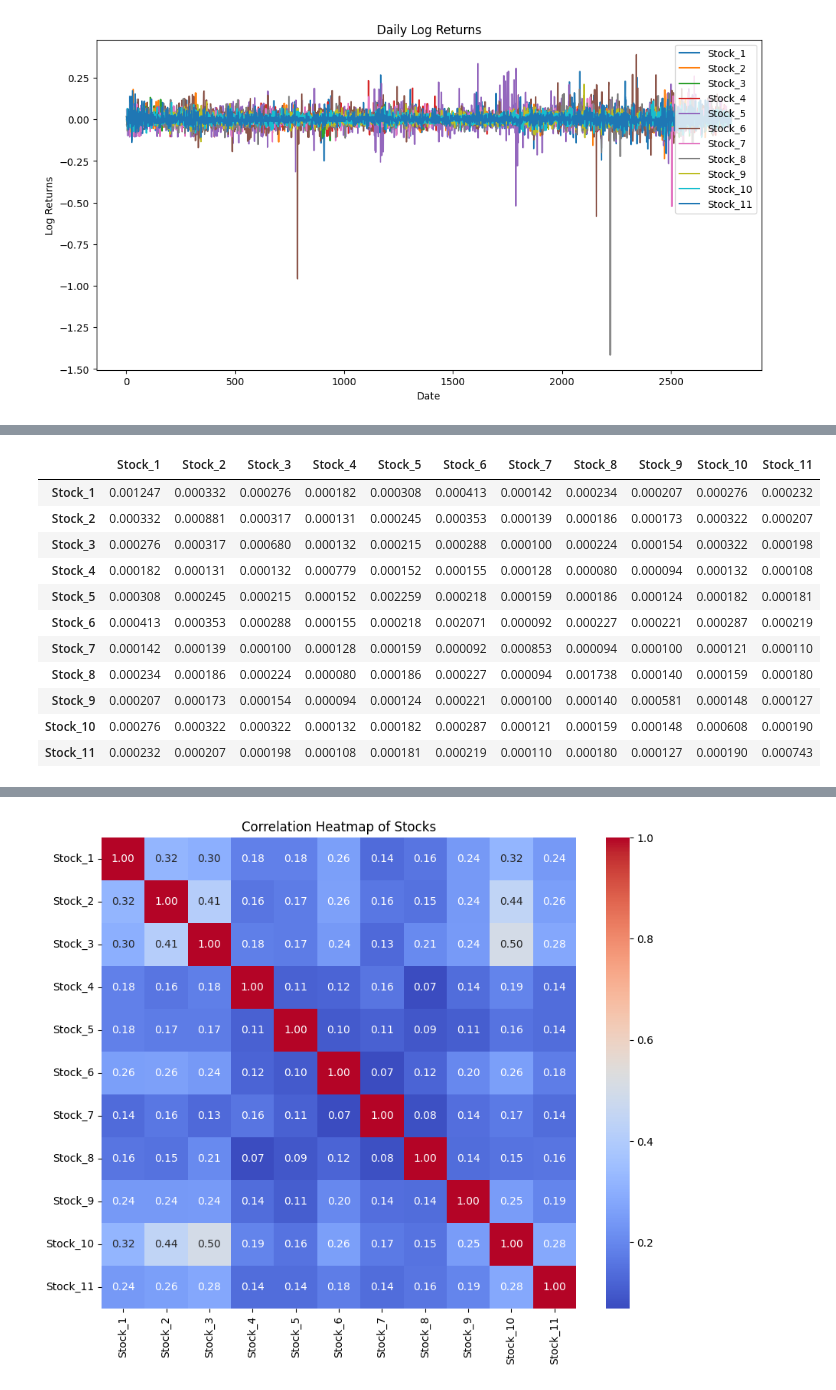
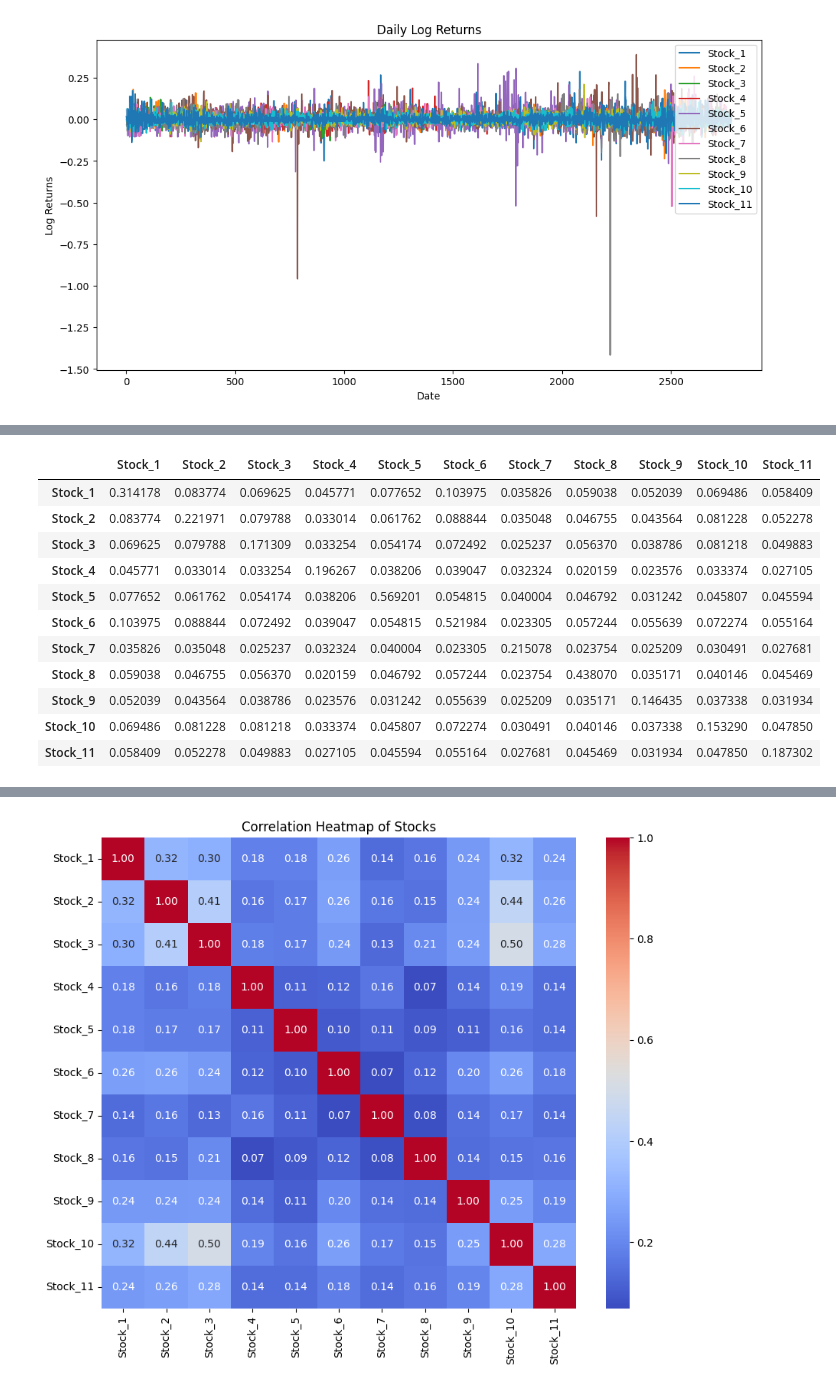
Before and after one commit to PawelWozniak1/Portfolio_optimalization, a Jupyter notebook: Modern_Portfolio_Theory.ipynb, the cells around one changed output, grey strips where cells are left out. Drawn from its saved outputs; the diff is of its cells as text; code cells hidden in the pictures.

```diff
--- a/final.ipynb
+++ b/Modern_Portfolio_Theory.ipynb
@@ -88,17 +52,18 @@ log_returns.head()
 # %%
-# Part 5: Covariance Table
-cov_matrix = log_returns.cov()
+# 3. Covariance and Correlation Tables
+cov_matrix = log_returns.cov() * 252  # Annualizing covariance matrix
+corr_matrix = log_returns.corr()
 cov_matrix
 # %% [output]
 |  | Stock_1 | Stock_2 | Stock_3 | Stock_4 | Stock_5 | Stock_6 | Stock_7 | Stock_8 | Stock_9 | Stock_10 | Stock_11 |
-| Stock_1 | 0.001247 | 0.000332 | 0.000276 | 0.000182 | 0.000308 | 0.000413 | 0.000142 | 0.000234 | 0.000207 | 0.000276 | 0.000232 |
-| Stock_2 | 0.000332 | 0.000881 | 0.000317 | 0.000131 | 0.000245 | 0.000353 | 0.000139 | 0.000186 | 0.000173 | 0.000322 | 0.000207 |
-| Stock_3 | 0.000276 | 0.000317 | 0.000680 | 0.000132 | 0.000215 | 0.000288 | 0.000100 | 0.000224 | 0.000154 | 0.000322 | 0.000198 |
-| Stock_4 | 0.000182 | 0.000131 | 0.000132 | 0.000779 | 0.000152 | 0.000155 | 0.000128 | 0.000080 | 0.000094 | 0.000132 | 0.000108 |
-| Stock_5 | 0.000308 | 0.000245 | 0.000215 | 0.000152 | 0.002259 | 0.000218 | 0.000159 | 0.000186 | 0.000124 | 0.000182 | 0.000181 |
-| Stock_6 | 0.000413 | 0.000353 | 0.000288 | 0.000155 | 0.000218 | 0.002071 | 0.000092 | 0.000227 | 0.000221 | 0.000287 | 0.000219 |
-| Stock_7 | 0.000142 | 0.000139 | 0.000100 | 0.000128 | 0.000159 | 0.000092 | 0.000853 | 0.000094 | 0.000100 | 0.000121 | 0.000110 |
-| Stock_8 | 0.000234 | 0.000186 | 0.000224 | 0.000080 | 0.000186 | 0.000227 | 0.000094 | 0.001738 | 0.000140 | 0.000159 | 0.000180 |
-| Stock_9 | 0.000207 | 0.000173 | 0.000154 | 0.000094 | 0.000124 | 0.000221 | 0.000100 | 0.000140 | 0.000581 | 0.000148 | 0.000127 |
-| Stock_10 | 0.000276 | 0.000322 | 0.000322 | 0.000132 | 0.000182 | 0.000287 | 0.000121 | 0.000159 | 0.000148 | 0.000608 | 0.000190 |
-| Stock_11 | 0.000232 | 0.000207 | 0.000198 | 0.000108 | 0.000181 | 0.000219 | 0.000110 | 0.000180 | 0.000127 | 0.000190 | 0.000743 |
+| Stock_1 | 0.314178 | 0.083774 | 0.069625 | 0.045771 | 0.077652 | 0.103975 | 0.035826 | 0.059038 | 0.052039 | 0.069486 | 0.058409 |
+| Stock_2 | 0.083774 | 0.221971 | 0.079788 | 0.033014 | 0.061762 | 0.088844 | 0.035048 | 0.046755 | 0.043564 | 0.081228 | 0.052278 |
+| Stock_3 | 0.069625 | 0.079788 | 0.171309 | 0.033254 | 0.054174 | 0.072492 | 0.025237 | 0.056370 | 0.038786 | 0.081218 | 0.049883 |
+| Stock_4 | 0.045771 | 0.033014 | 0.033254 | 0.196267 | 0.038206 | 0.039047 | 0.032324 | 0.020159 | 0.023576 | 0.033374 | 0.027105 |
+| Stock_5 | 0.077652 | 0.061762 | 0.054174 | 0.038206 | 0.569201 | 0.054815 | 0.040004 | 0.046792 | 0.031242 | 0.045807 | 0.045594 |
+| Stock_6 | 0.103975 | 0.088844 | 0.072492 | 0.039047 | 0.054815 | 0.521984 | 0.023305 | 0.057244 | 0.055639 | 0.072274 | 0.055164 |
+| Stock_7 | 0.035826 | 0.035048 | 0.025237 | 0.032324 | 0.040004 | 0.023305 | 0.215078 | 0.023754 | 0.025209 | 0.030491 | 0.027681 |
+| Stock_8 | 0.059038 | 0.046755 | 0.056370 | 0.020159 | 0.046792 | 0.057244 | 0.023754 | 0.438070 | 0.035171 | 0.040146 | 0.045469 |
+| Stock_9 | 0.052039 | 0.043564 | 0.038786 | 0.023576 | 0.031242 | 0.055639 | 0.025209 | 0.035171 | 0.146435 | 0.037338 | 0.031934 |
+| Stock_10 | 0.069486 | 0.081228 | 0.081218 | 0.033374 | 0.045807 | 0.072274 | 0.030491 | 0.040146 | 0.037338 | 0.153290 | 0.047850 |
+| Stock_11 | 0.058409 | 0.052278 | 0.049883 | 0.027105 | 0.045594 | 0.055164 | 0.027681 | 0.045469 | 0.031934 | 0.047850 | 0.187302 |
```
Also changed, not shown: parts of 14 cells of this notebook, 4 other files.
